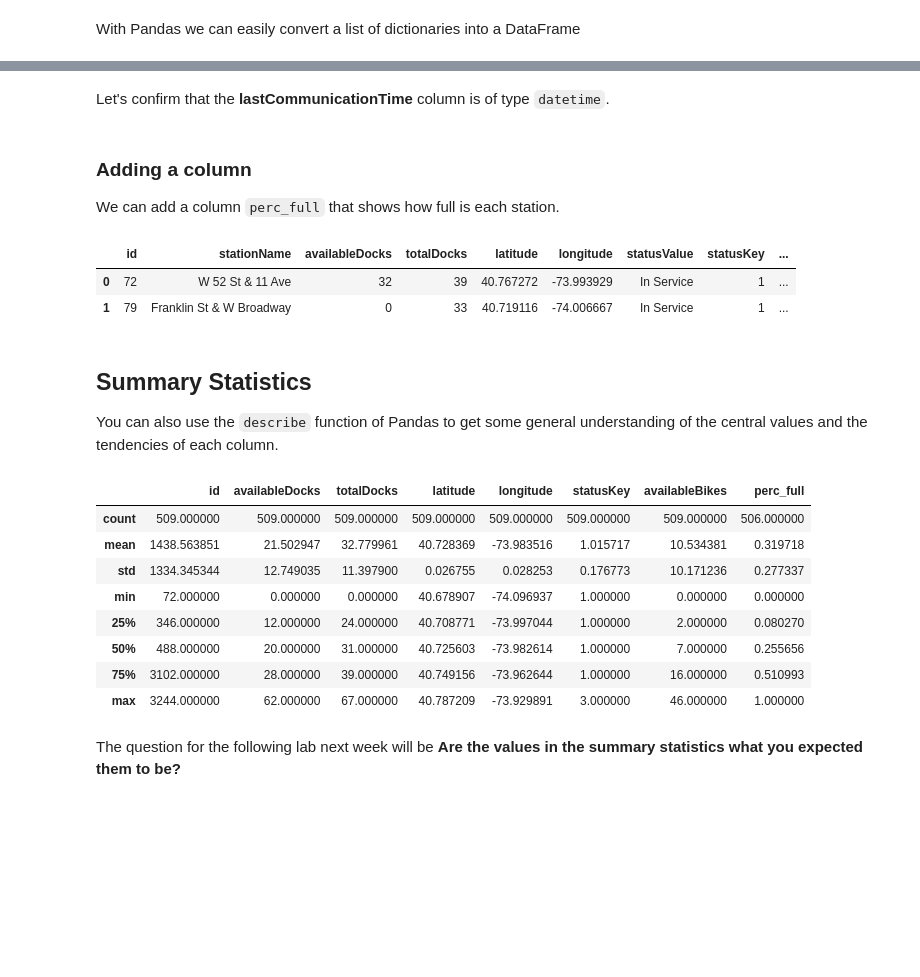
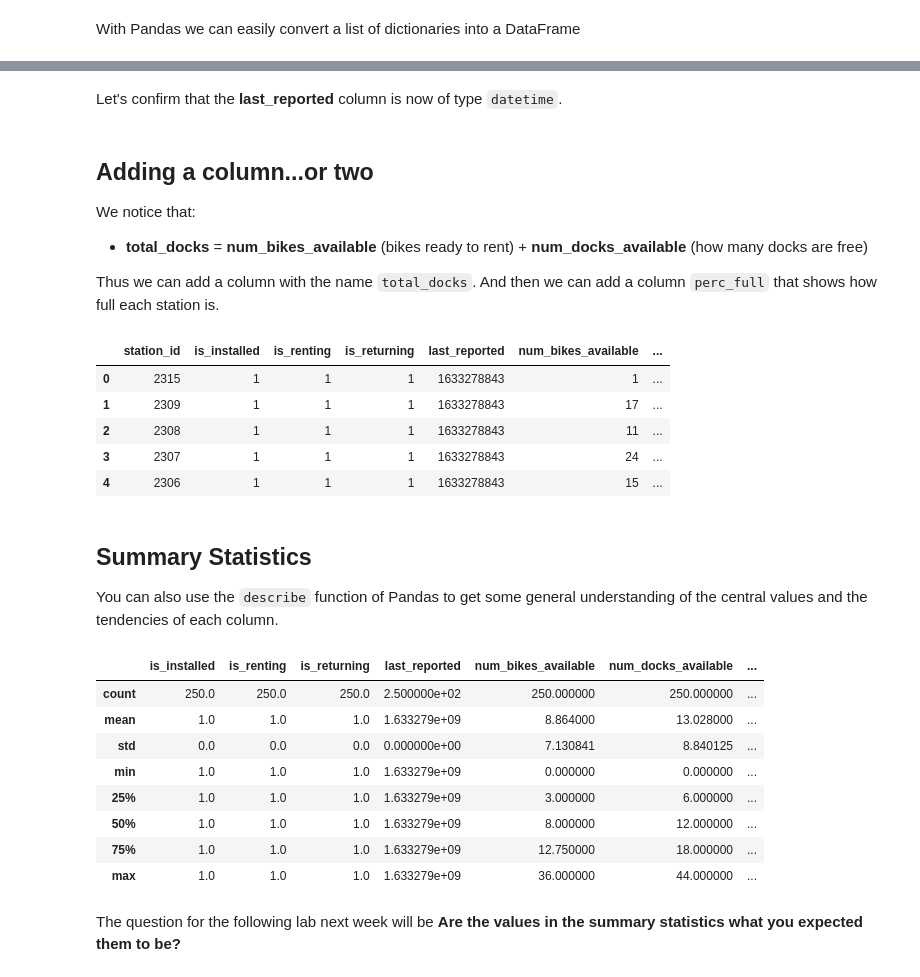
Before and after one commit to michalis0/DataScience_and_MachineLearning, a Jupyter notebook: week2/Basic_Pandas_Load_File.ipynb, the cells around one changed output, grey strips where cells are left out. Cells and saved outputs as stored; diff of their text form; code cells hidden in the pictures; blank space fills up the shorter version.

```diff
--- a/week2/Basic_Pandas_Load_File.ipynb
+++ b/week2/Basic_Pandas_Load_File.ipynb
@@ -337,6 +373,6 @@ The API call at http://www.citibikenyc.com/stations/json.
 # %%
 import requests
-url = 'http://www.citibikenyc.com/stations/json'
+url = 'https://gbfs.urbansharing.com/oslobysykkel.no/station_status.json'
 data = requests.get(url).json()
 data
 # %% [output]
@@ -371,6 +407,6 @@ dict_keys(['executionTime', 'stationBeanList'])
 With Pandas we can easily convert a list of dictionaries into a DataFrame
 # %%
 import pandas
-df = pandas.DataFrame(data["stationBeanList"])
+df = pandas.DataFrame(data["data"]["stations"])
 df.head(5)
 # %% [output]
@@ -432,16 +464,25 @@ Name: lastCommunicationTime, dtype: object
 # %% [markdown]
-Let's confirm that the **lastCommunicationTime** column is of type `datetime`.
+Let's confirm that the **last_reported** column is now of type `datetime`.
 # %% [markdown]
-### Adding a column
+## Adding a column...or two
 
-We can add a column `perc_full` that shows how full is each station.
+We notice that:
+
+- **total_docks** = **num_bikes_available** (bikes ready to rent) + **num_docks_available** (how many docks are free)
+
+Thus we can add a column with the name `total_docks`. And then we can add a column `perc_full` that shows how full each station is.
+# %%
+df['total_docks'] = df.num_bikes_available + df.num_docks_available
 # %%
-df["perc_full"] = df['availableBikes']/df['totalDocks']
-df.head(2)
+df["perc_full"] = df.num_bikes_available / df.total_docks
+df.head()
 # %% [output]
-|  | id | stationName | availableDocks | totalDocks | latitude | longitude | statusValue | statusKey | ... |
-| 0 | 72 | W 52 St & 11 Ave | 32 | 39 | 40.767272 | -73.993929 | In Service | 1 | ... |
-| 1 | 79 | Franklin St & W Broadway | 0 | 33 | 40.719116 | -74.006667 | In Service | 1 | ... |
+|  | station_id | is_installed | is_renting | is_returning | last_reported | num_bikes_available | ... |
+| 0 | 2315 | 1 | 1 | 1 | 1633278843 | 1 | ... |
+| 1 | 2309 | 1 | 1 | 1 | 1633278843 | 17 | ... |
+| 2 | 2308 | 1 | 1 | 1 | 1633278843 | 11 | ... |
+| 3 | 2307 | 1 | 1 | 1 | 1633278843 | 24 | ... |
+| 4 | 2306 | 1 | 1 | 1 | 1633278843 | 15 | ... |
 # %% [markdown]
 ## Summary Statistics
 
@@ -449,15 +490,15 @@ You can also use the `describe` function of Pandas to get some general understan
 # %%
 df.describe()
 # %% [output]
-|  | id | availableDocks | totalDocks | latitude | longitude | statusKey | availableBikes | perc_full |
-| count | 509.000000 | 509.000000 | 509.000000 | 509.000000 | 509.000000 | 509.000000 | 509.000000 | 506.000000 |
-| mean | 1438.563851 | 21.502947 | 32.779961 | 40.728369 | -73.983516 | 1.015717 | 10.534381 | 0.319718 |
-| std | 1334.345344 | 12.749035 | 11.397900 | 0.026755 | 0.028253 | 0.176773 | 10.171236 | 0.277337 |
-| min | 72.000000 | 0.000000 | 0.000000 | 40.678907 | -74.096937 | 1.000000 | 0.000000 | 0.000000 |
-| 25% | 346.000000 | 12.000000 | 24.000000 | 40.708771 | -73.997044 | 1.000000 | 2.000000 | 0.080270 |
-| 50% | 488.000000 | 20.000000 | 31.000000 | 40.725603 | -73.982614 | 1.000000 | 7.000000 | 0.255656 |
-| 75% | 3102.000000 | 28.000000 | 39.000000 | 40.749156 | -73.962644 | 1.000000 | 16.000000 | 0.510993 |
-| max | 3244.000000 | 62.000000 | 67.000000 | 40.787209 | -73.929891 | 3.000000 | 46.000000 | 1.000000 |
+|  | is_installed | is_renting | is_returning | last_reported | num_bikes_available | num_docks_available | ... |
+| count | 250.0 | 250.0 | 250.0 | 2.500000e+02 | 250.000000 | 250.000000 | ... |
+| mean | 1.0 | 1.0 | 1.0 | 1.633279e+09 | 8.864000 | 13.028000 | ... |
+| std | 0.0 | 0.0 | 0.0 | 0.000000e+00 | 7.130841 | 8.840125 | ... |
+| min | 1.0 | 1.0 | 1.0 | 1.633279e+09 | 0.000000 | 0.000000 | ... |
+| 25% | 1.0 | 1.0 | 1.0 | 1.633279e+09 | 3.000000 | 6.000000 | ... |
+| 50% | 1.0 | 1.0 | 1.0 | 1.633279e+09 | 8.000000 | 12.000000 | ... |
+| 75% | 1.0 | 1.0 | 1.0 | 1.633279e+09 | 12.750000 | 18.000000 | ... |
+| max | 1.0 | 1.0 | 1.0 | 1.633279e+09 | 36.000000 | 44.000000 | ... |
 # %% [markdown]
 The question for the following lab next week will be **Are the values in the summary statistics what you expected them to be?**
 # %% [markdown]
```
Also changed, not shown: parts of 45 cells of this notebook, 2 other files.
